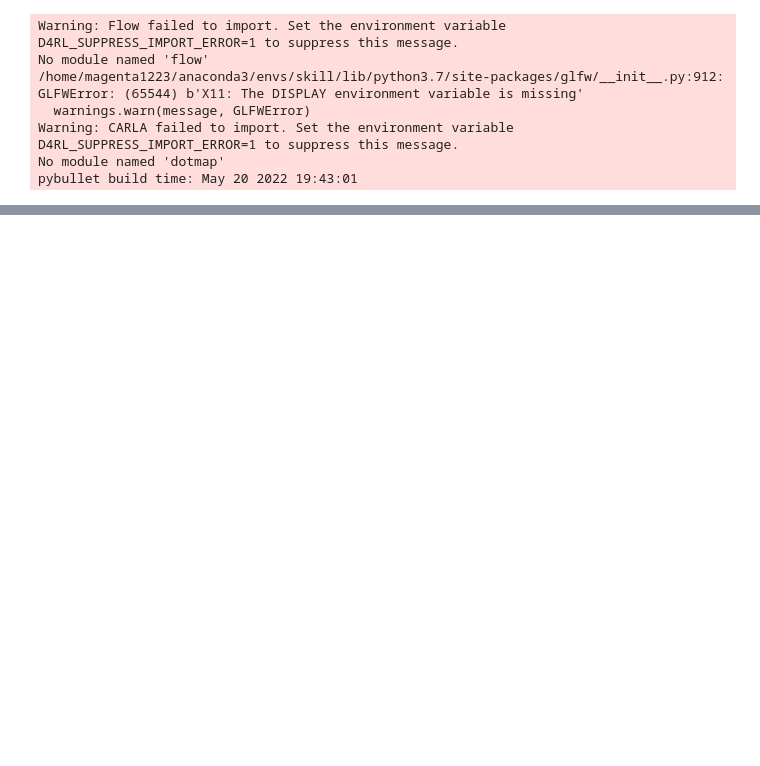
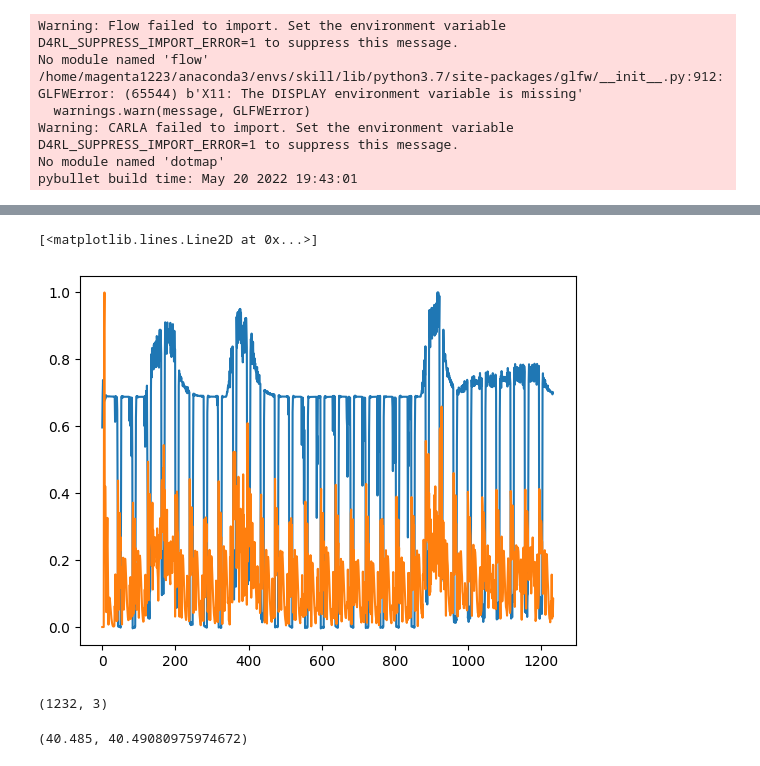
Before and after one commit to magenta1223/GCPrior, a Jupyter notebook: carla.ipynb, the cells around one changed output, grey strips where cells are left out. Saved outputs shown, nothing was run; the diff lists cells and outputs as text; code cells hidden in the pictures; blank space fills up the shorter version.

```diff
--- a/carla.ipynb
+++ b/carla.ipynb
@@ -73,0 +117,18 @@ pybullet build time: May 20 2022 19:43:01
+# %%
+actions = dataset[0]['actions'][:,0] + dataset[0]['actions'][:,1]
+
+plt.plot(actions / max(actions))
+
+norms = np.linalg.norm(dataset[0]['obs'][:, 9:11], axis = 1)
+plt.plot(norms / max(norms))
+# %% [output]
+[<matplotlib.lines.Line2D at 0x...>]
+[figure, added]
+# %%
+dataset[0]['actions'].shape
+# %% [output]
+(1232, 3)
+# %%
+np.mean([81.94, 80.0, 0, 0]), np.std([81.94, 80.0, 0, 0])
+# %% [output]
+(40.485, 40.49080975974672)
```
Also changed, not shown: parts of 13 cells of this notebook, 11 other files.
